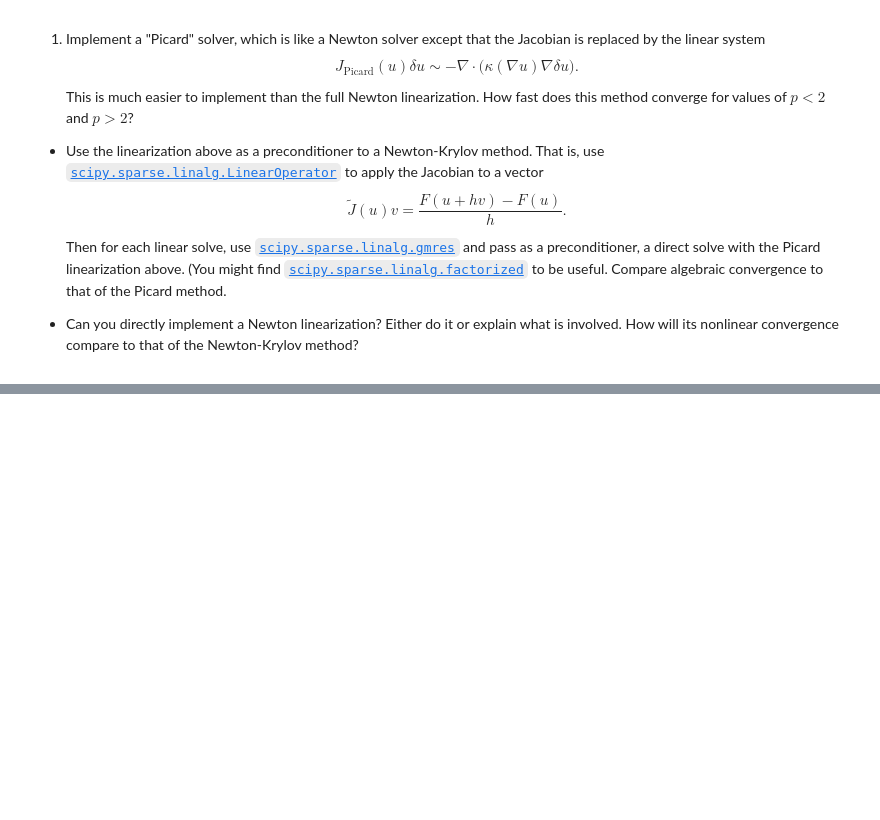
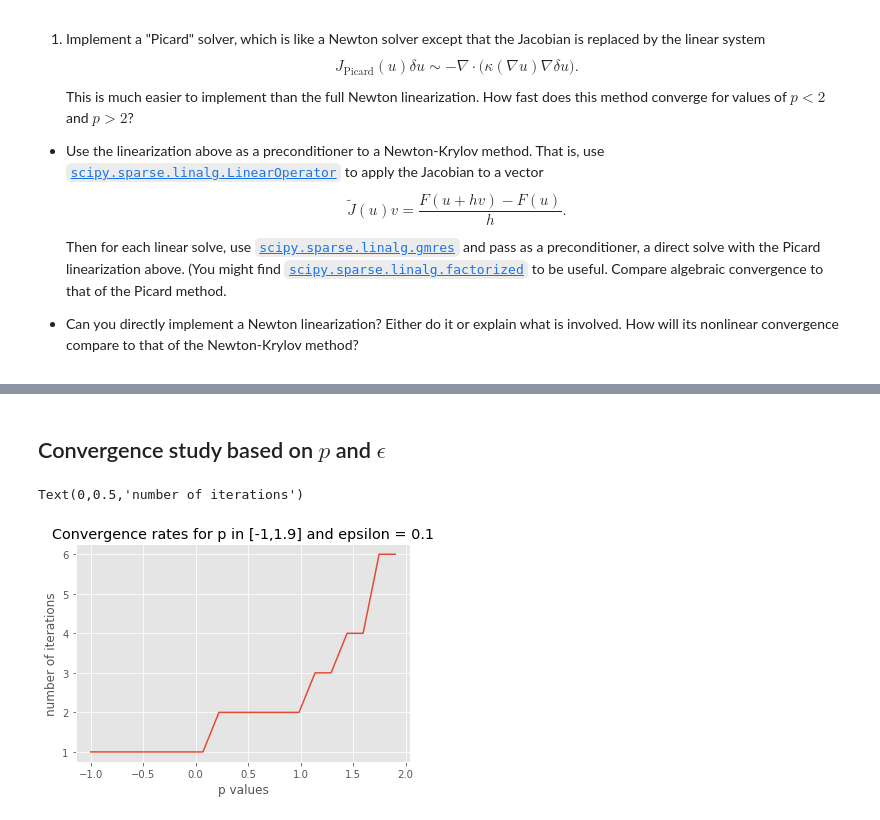
Before and after one commit to LukeMeszar/numpde, a Jupyter notebook: hw3/MeszarHomework3.ipynb, the cells around one changed output, grey strips where cells are left out. Drawn from its saved outputs; the diff is of its cells as text; code cells hidden in the pictures; blank space fills up the shorter version.

```diff
--- a/hw3/MeszarHomework3.ipynb
+++ b/hw3/MeszarHomework3.ipynb
@@ -95,0 +125,20 @@ plt.colorbar();
+# %%
+def test_convergence_speed(p_values,maxit,epsilon):
+    convergence_values = []
+    for p in p_values:
+        x, y, u, i = solve_nonlinear(.1, lambda x,y: 0*x, p=p,epsilon=epsilon,
+                             dirichlet=((0,-1),(0,-1)), maxit=maxit)
+        convergence_values.append(i)
+    return convergence_values
+# %% [markdown]
+## Convergence study based on $p$ and $\epsilon$
+# %%
+p_values = np.linspace(-1,1.9,20)
+convergence_values = test_convergence_speed(p_values,100,0.1)
+plt.plot(p_values, convergence_values)
+plt.title("Convergence rates for p in [-1,1.9] and epsilon = 0.1")
+plt.xlabel("p values")
+plt.ylabel("number of iterations")
+# %% [output]
+Text(0,0.5,'number of iterations')
+[figure, added]
```
Also changed, not shown: parts of 9 cells of this notebook.
